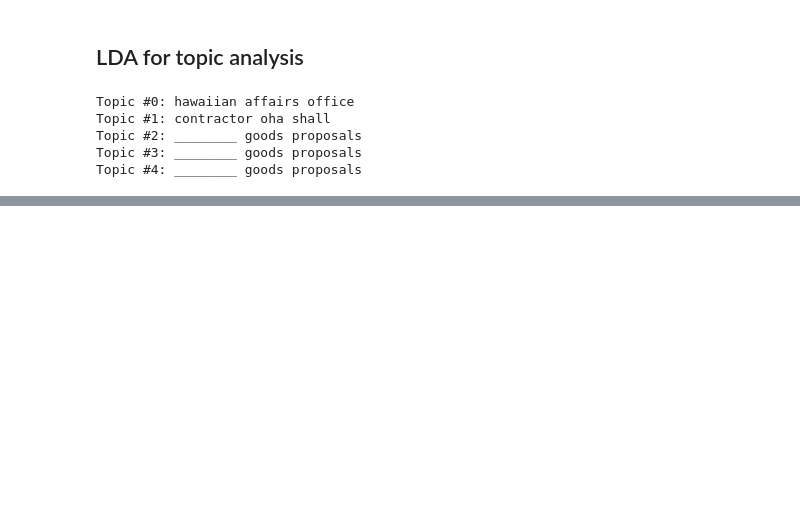
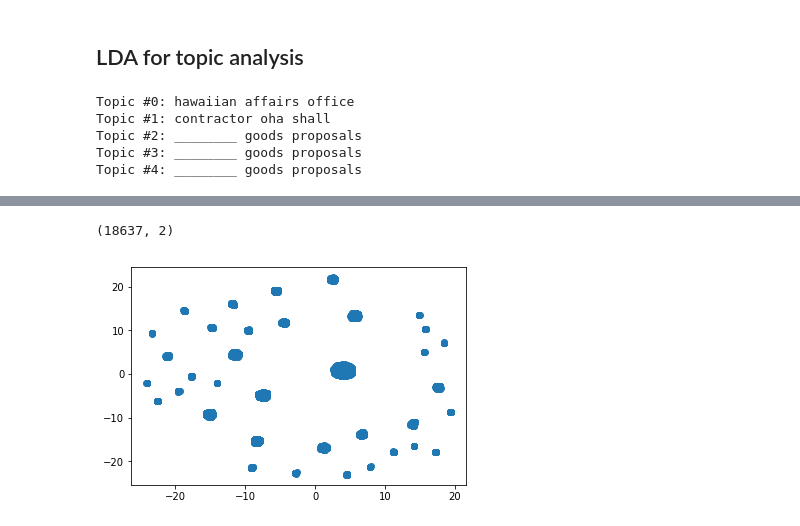
Before and after one commit to emanuele-moscato/text-nlp-demo, a Jupyter notebook: notebooks/python-pdftotext.ipynb, the cells around one changed output, grey strips where cells are left out. Cells and saved outputs as stored; diff of their text form; code cells hidden in the pictures; blank space fills up the shorter version.

```diff
--- a/notebooks/python-pdftotext.ipynb
+++ b/notebooks/python-pdftotext.ipynb
@@ -136,0 +172,2 @@ Topic #4: ________ goods proposals
+# %%
+nlp = spacy.load('en_core_web_lg')
@@ -136,0 +194,12 @@ Topic #4: ________ goods proposals
+# %%
+glove_vectors = np.concatenate(
+    [nlp(word).vector.reshape(1,300) for word in text]
+)
+# %%
+umapper = UMAP(n_neighbors=25)
+# %%
+umap_vectors = umapper.fit_transform(glove_vectors)
+# %%
+umap_vectors.shape
+# %% [output]
+(18637, 2)
@@ -136,0 +208,8 @@ Topic #4: ________ goods proposals
+# %%
+plt.scatter(
+    x=umap_vectors[:,0],
+    y=umap_vectors[:,1]
+)
+plt.show()
+# %% [output]
+[figure, added]
```
Also changed, not shown: parts of 11 cells of this notebook, 3 other files.
